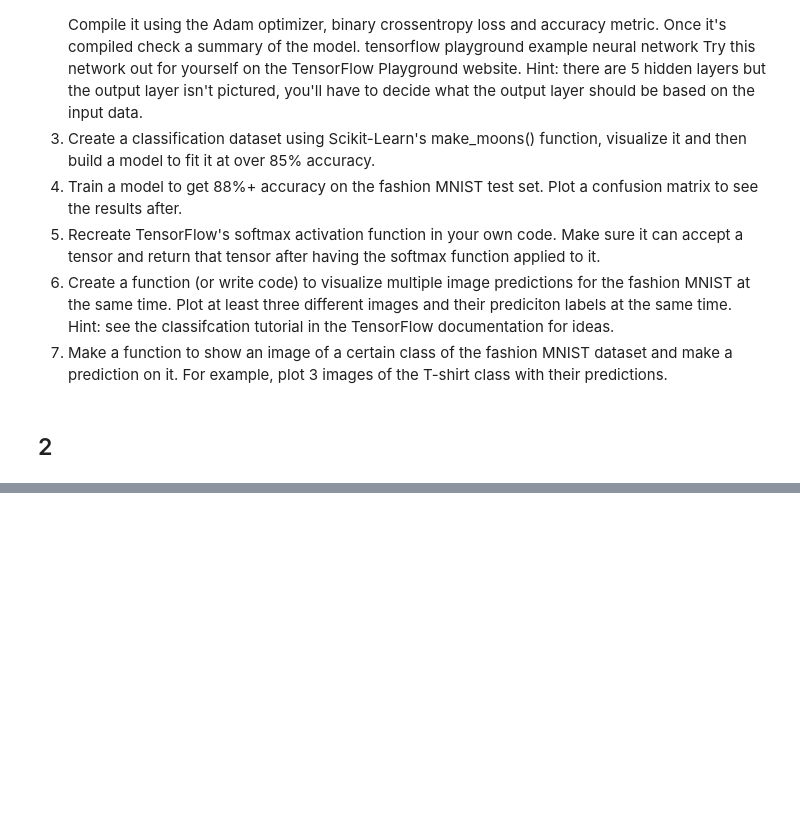
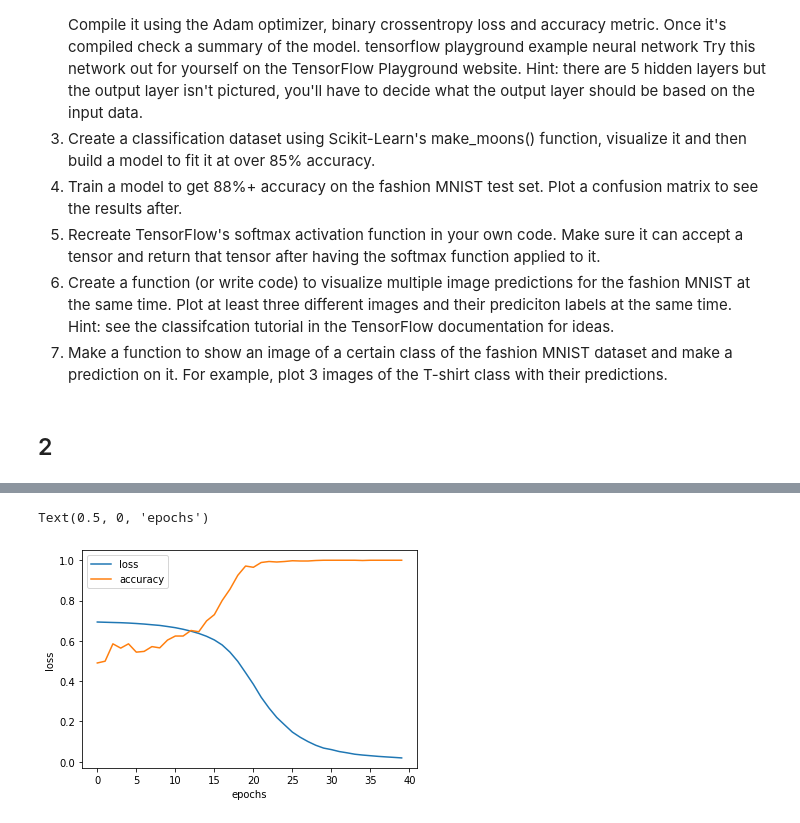
Before and after one commit to JonasHagstrom79/Tensorflow, a Jupyter notebook: 02_neural_network_classification_with_tensorflow.ipynb, the cells around one changed output, grey strips where cells are left out. Saved outputs shown, nothing was run; the diff lists cells and outputs as text; code cells hidden in the pictures; blank space fills up the shorter version.

```diff
--- a/02_neural_network_classification_with_tensorflow.ipynb
+++ b/02_neural_network_classification_with_tensorflow.ipynb
@@ -1861,12 +1883,15 @@ plot_model(model_14, show_shapes=True)
 # %%
-# Create the model
+# Import libraries
+import tensorflow as tf
 
 # Set seed
 tf.random.set_seed(42)
 
+# Create callback
+callback = tf.keras.callbacks.EarlyStopping(monitor="accuracy", mode="max", patience=10)
+
 # Create the model
-
-model_task_2 = tf.keras.Sequentinal([
+model_task_2 = tf.keras.Sequential([
   tf.keras.layers.Dense(6, activation="relu"),
   tf.keras.layers.Dense(6, activation="relu"),
   tf.keras.layers.Dense(6, activation="relu"),
@@ -1876,9 +1901,12 @@ model_task_2 = tf.keras.Sequentinal([
 ])
 
 # Compile the model
-model_task_2.compile(loss=tf.keras.losses.binary_crossentropy(),
+model_task_2.compile(loss=tf.keras.losses.BinaryCrossentropy(),
                      optimizer=tf.keras.optimizers.Adam(lr=0.001),
                      metrics=["accuracy"])
 
 # Fit the model
-history_task_2 = model_task_2.fit()
+history_task_2 = model_task_2.fit(X_train,
+                                  y_train,
+                                  epochs=1000,
+                                  callbacks=[callback])
@@ -1884,0 +1938,9 @@ history_task_2 = model_task_2.fit()
+# %%
+# Plot the history
+import pandas as pd
+pd.DataFrame(history_task_2.history).plot()
+plt.ylabel("loss")
+plt.xlabel("epochs")
+# %% [output]
+Text(0.5, 0, 'epochs')
+[figure, added]
```
Also changed, not shown: parts of 8 cells of this notebook.
